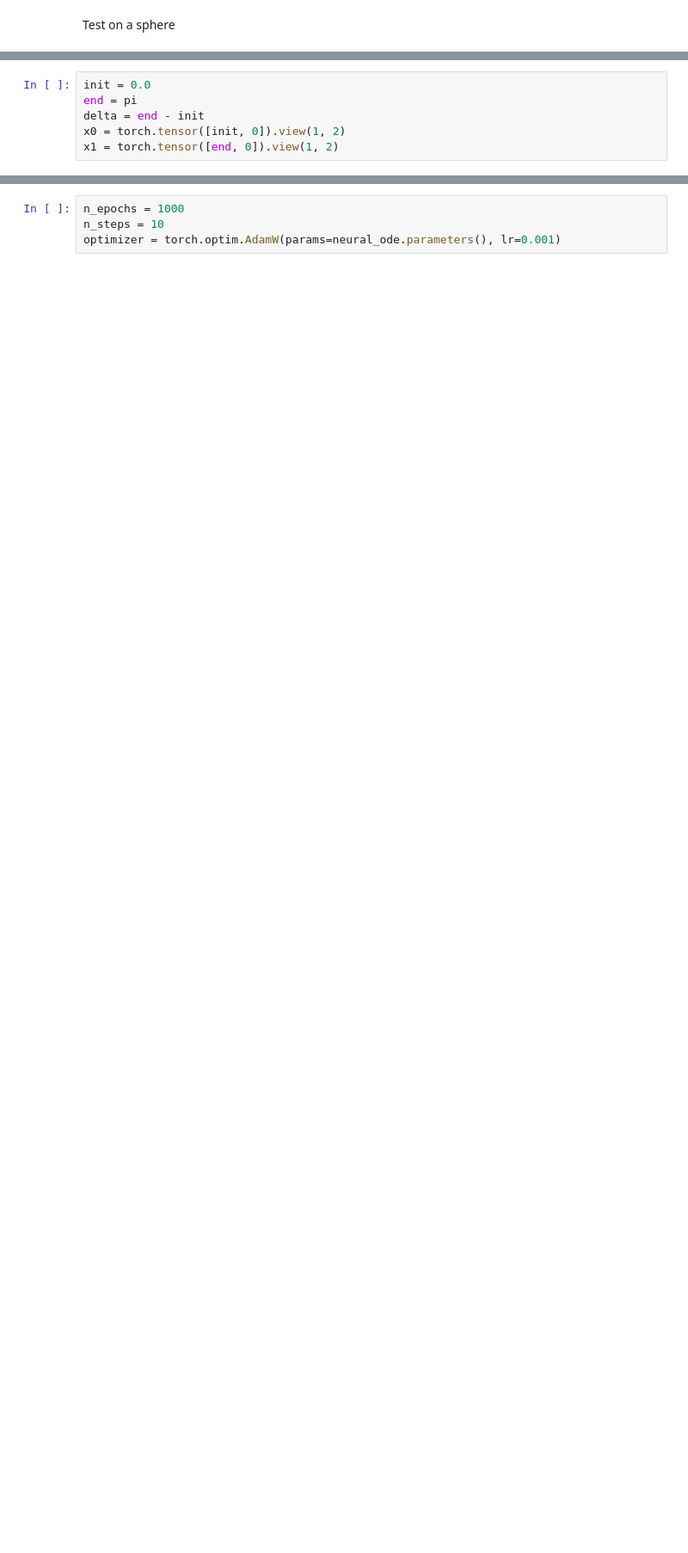
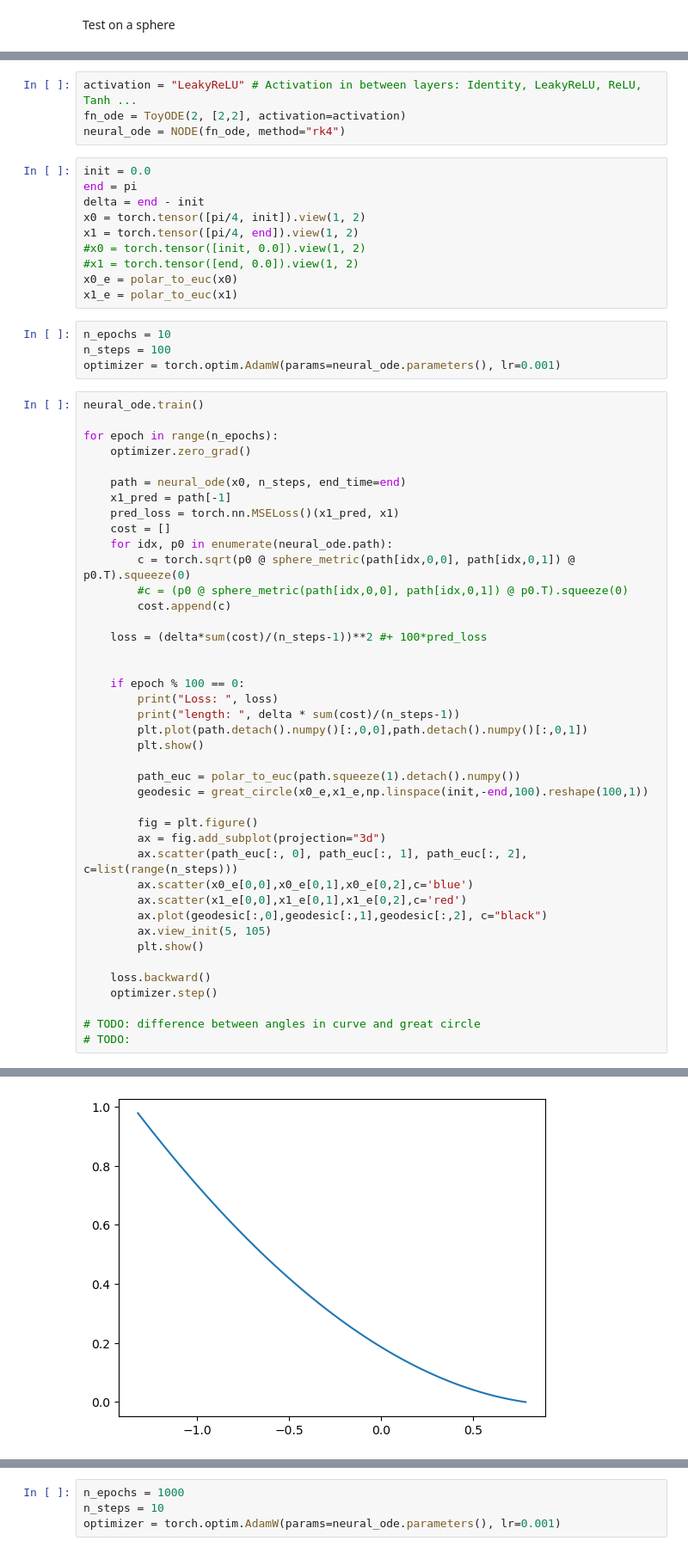
Before and after one commit to guillaumehu/phate_fim, a Jupyter notebook: notebooks/gh-fim-node.ipynb, the cells around one changed output, grey strips where cells are left out. Shown at 86% size. Drawn from its saved outputs; the diff is of its cells as text; blank space fills up the shorter version.

```diff
--- a/notebooks/gh-fim-node.ipynb
+++ b/notebooks/gh-fim-node.ipynb
@@ -46,6 +71,60 @@ neural_ode = NODE(fn_ode, method="rk4")
+# %%
+activation = "LeakyReLU" # Activation in between layers: Identity, LeakyReLU, ReLU, Tanh ...
+fn_ode = ToyODE(2, [2,2], activation=activation)
+neural_ode = NODE(fn_ode, method="rk4")
 # %%
 init = 0.0
 end = pi
 delta = end - init
-x0 = torch.tensor([init, 0]).view(1, 2)
-x1 = torch.tensor([end, 0]).view(1, 2)
+x0 = torch.tensor([pi/4, init]).view(1, 2)
+x1 = torch.tensor([pi/4, end]).view(1, 2)
+#x0 = torch.tensor([init, 0.0]).view(1, 2)
+#x1 = torch.tensor([end, 0.0]).view(1, 2)
+x0_e = polar_to_euc(x0)
+x1_e = polar_to_euc(x1)
+# %%
+n_epochs = 10
+n_steps = 100
+optimizer = torch.optim.AdamW(params=neural_ode.parameters(), lr=0.001)
+# %%
+neural_ode.train()
+
+for epoch in range(n_epochs):
+    optimizer.zero_grad()
+
+    path = neural_ode(x0, n_steps, end_time=end)
+    x1_pred = path[-1]
+    pred_loss = torch.nn.MSELoss()(x1_pred, x1)
+    cost = []
+    for idx, p0 in enumerate(neural_ode.path):
+        c = torch.sqrt(p0 @ sphere_metric(path[idx,0,0], path[idx,0,1]) @ p0.T).squeeze(0)
+        #c = (p0 @ sphere_metric(path[idx,0,0], path[idx,0,1]) @ p0.T).squeeze(0)
+        cost.append(c)
+
+    loss = (delta*sum(cost)/(n_steps-1))**2 #+ 100*pred_loss
+
+
+    if epoch % 100 == 0:
+        print("Loss: ", loss)
+        print("length: ", delta * sum(cost)/(n_steps-1))
+        plt.plot(path.detach().numpy()[:,0,0],path.detach().numpy()[:,0,1])
+        plt.show()
+
+        path_euc = polar_to_euc(path.squeeze(1).detach().numpy())
+        geodesic = great_circle(x0_e,x1_e,np.linspace(init,-end,100).reshape(100,1))
+
+        fig = plt.figure()
+        ax = fig.add_subplot(projection="3d")
+        ax.scatter(path_euc[:, 0], path_euc[:, 1], path_euc[:, 2], c=list(range(n_steps)))
+        ax.scatter(x0_e[0,0],x0_e[0,1],x0_e[0,2],c='blue')
+        ax.scatter(x1_e[0,0],x1_e[0,1],x1_e[0,2],c='red')
+        ax.plot(geodesic[:,0],geodesic[:,1],geodesic[:,2], c="black")
+        ax.view_init(5, 105)
+        plt.show()
+
+    loss.backward()
+    optimizer.step()
+
+# TODO: difference between angles in curve and great circle
+# TODO:
+# %% [output]
@@ -51,0 +133 @@ x1 = torch.tensor([end, 0]).view(1, 2)
+[figure, added]
```
Also changed, not shown: parts of 43 cells of this notebook.
